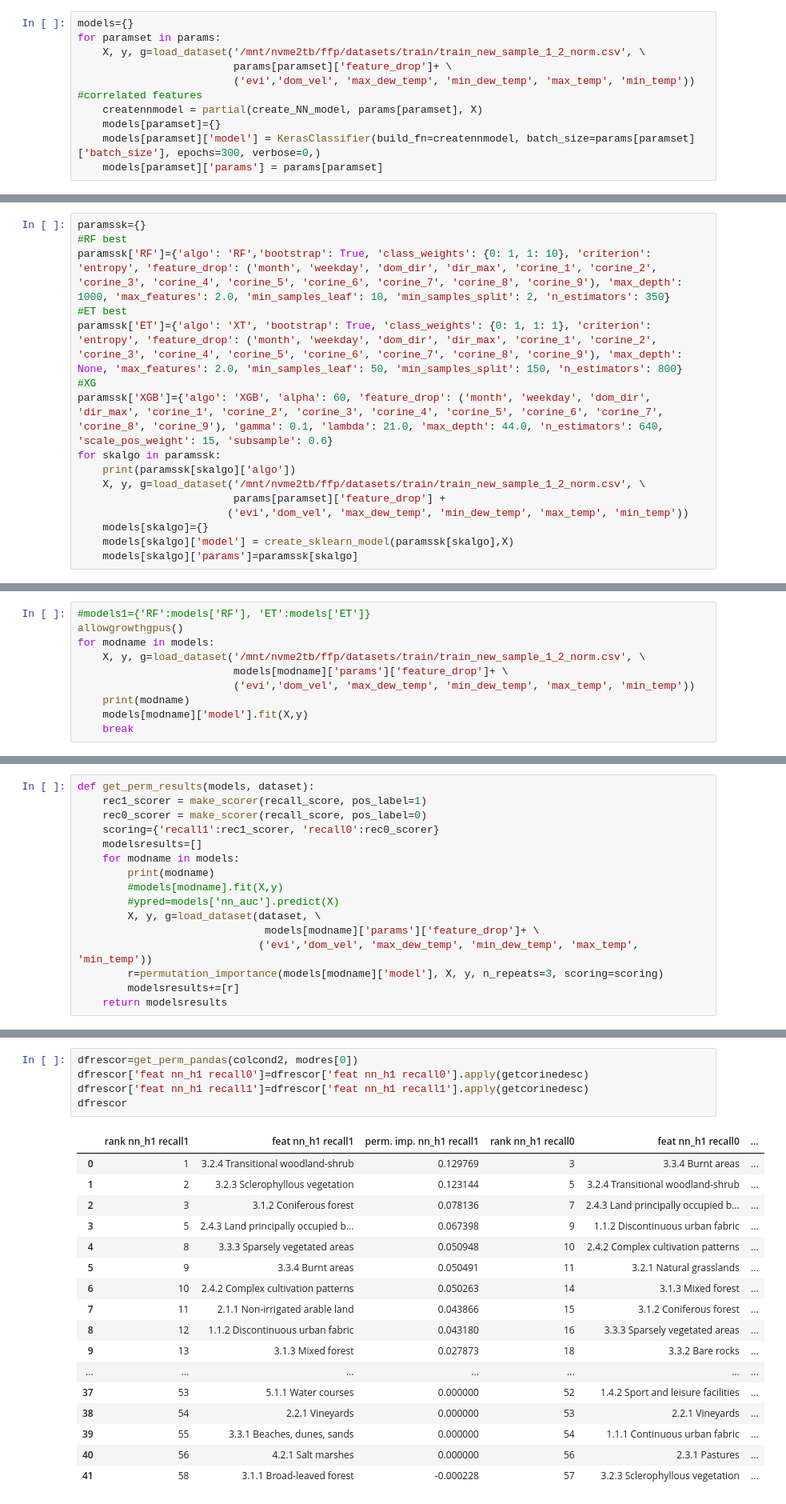
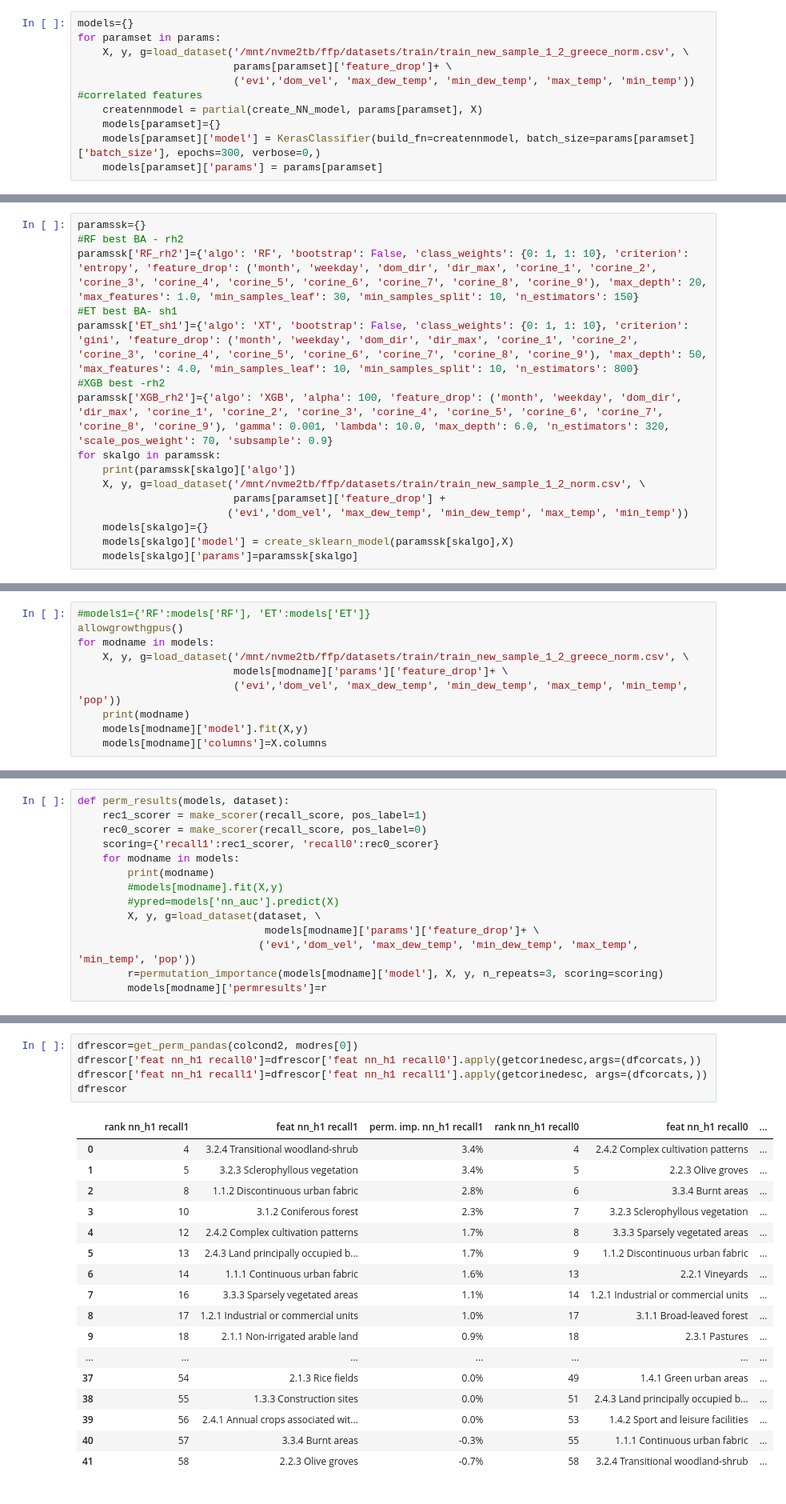
Before and after one commit to PREFERRED2022/mlfires-classic, a Jupyter notebook: ML_fires_al/perm_importance_new.ipynb, the cells around one changed output, grey strips where cells are left out. Shown: that part at 80% size. Saved outputs shown, nothing was run; the diff lists cells and outputs as text.

```diff
--- a/ML_fires_al/perm_importance_new.ipynb
+++ b/ML_fires_al/perm_importance_new.ipynb
@@ -36,7 +39,7 @@ params['nn_nh5'] = {'ES_mindelta': 0.002, 'ES_monitor': 'val_loss', 'ES_patience
 # %%
 models={}
 for paramset in params:
-    X, y, g=load_dataset('/mnt/nvme2tb/ffp/datasets/train/train_new_sample_1_2_norm.csv', \
+    X, y, g=load_dataset('/mnt/nvme2tb/ffp/datasets/train/train_new_sample_1_2_greece_norm.csv', \
                          params[paramset]['feature_drop']+ \
                          ('evi','dom_vel', 'max_dew_temp', 'min_dew_temp', 'max_temp', 'min_temp')) #correlated features
     creatennmodel = partial(create_NN_model, params[paramset], X)
@@ -75,11 +57,11 @@ Dropped columns ['bin_dir_max_1', 'bin_corine_2', 'bin_corine_14', 'bin_weekday_
 # %%
 paramssk={}
-#RF best
-paramssk['RF']={'algo': 'RF','bootstrap': True, 'class_weights': {0: 1, 1: 10}, 'criterion': 'entropy', 'feature_drop': ('month', 'weekday', 'dom_dir', 'dir_max', 'corine_1', 'corine_2', 'corine_3', 'corine_4', 'corine_5', 'corine_6', 'corine_7', 'corine_8', 'corine_9'), 'max_depth': 1000, 'max_features': 2.0, 'min_samples_leaf': 10, 'min_samples_split': 2, 'n_estimators': 350}
-#ET best
-paramssk['ET']={'algo': 'XT', 'bootstrap': True, 'class_weights': {0: 1, 1: 1}, 'criterion': 'entropy', 'feature_drop': ('month', 'weekday', 'dom_dir', 'dir_max', 'corine_1', 'corine_2', 'corine_3', 'corine_4', 'corine_5', 'corine_6', 'corine_7', 'corine_8', 'corine_9'), 'max_depth': None, 'max_features': 2.0, 'min_samples_leaf': 50, 'min_samples_split': 150, 'n_estimators': 800}
-#XG
-paramssk['XGB']={'algo': 'XGB', 'alpha': 60, 'feature_drop': ('month', 'weekday', 'dom_dir', 'dir_max', 'corine_1', 'corine_2', 'corine_3', 'corine_4', 'corine_5', 'corine_6', 'corine_7', 'corine_8', 'corine_9'), 'gamma': 0.1, 'lambda': 21.0, 'max_depth': 44.0, 'n_estimators': 640, 'scale_pos_weight': 15, 'subsample': 0.6}
+#RF best BA - rh2
+paramssk['RF_rh2']={'algo': 'RF', 'bootstrap': False, 'class_weights': {0: 1, 1: 10}, 'criterion': 'entropy', 'feature_drop': ('month', 'weekday', 'dom_dir', 'dir_max', 'corine_1', 'corine_2', 'corine_3', 'corine_4', 'corine_5', 'corine_6', 'corine_7', 'corine_8', 'corine_9'), 'max_depth': 20, 'max_features': 1.0, 'min_samples_leaf': 30, 'min_samples_split': 10, 'n_estimators': 150}
+#ET best BA- sh1
+paramssk['ET_sh1']={'algo': 'XT', 'bootstrap': False, 'class_weights': {0: 1, 1: 10}, 'criterion': 'gini', 'feature_drop': ('month', 'weekday', 'dom_dir', 'dir_max', 'corine_1', 'corine_2', 'corine_3', 'corine_4', 'corine_5', 'corine_6', 'corine_7', 'corine_8', 'corine_9'), 'max_depth': 50, 'max_features': 4.0, 'min_samples_leaf': 10, 'min_samples_split': 10, 'n_estimators': 800}
+#XGB best -rh2
+paramssk['XGB_rh2']={'algo': 'XGB', 'alpha': 100, 'feature_drop': ('month', 'weekday', 'dom_dir', 'dir_max', 'corine_1', 'corine_2', 'corine_3', 'corine_4', 'corine_5', 'corine_6', 'corine_7', 'corine_8', 'corine_9'), 'gamma': 0.001, 'lambda': 10.0, 'max_depth': 6.0, 'n_estimators': 320, 'scale_pos_weight': 70, 'subsample': 0.9}
 for skalgo in paramssk:
     print(paramssk[skalgo]['algo'])
     X, y, g=load_dataset('/mnt/nvme2tb/ffp/datasets/train/train_new_sample_1_2_norm.csv', \
@@ -130,10 +92,10 @@ models
 #models1={'RF':models['RF'], 'ET':models['ET']}
 allowgrowthgpus()
 for modname in models:
-    X, y, g=load_dataset('/mnt/nvme2tb/ffp/datasets/train/train_new_sample_1_2_norm.csv', \
+    X, y, g=load_dataset('/mnt/nvme2tb/ffp/datasets/train/train_new_sample_1_2_greece_norm.csv', \
                          models[modname]['params']['feature_drop']+ \
-                         ('evi','dom_vel', 'max_dew_temp', 'min_dew_temp', 'max_temp', 'min_temp'))
+                         ('evi','dom_vel', 'max_dew_temp', 'min_dew_temp', 'max_temp', 'min_temp', 'pop'))
     print(modname)
     models[modname]['model'].fit(X,y)
-    break
+    models[modname]['columns']=X.columns
 # %% [output]
@@ -162,16 +135,14 @@ nn_h1
 # %%
-def get_perm_results(models, dataset):
+def perm_results(models, dataset):
     rec1_scorer = make_scorer(recall_score, pos_label=1)
     rec0_scorer = make_scorer(recall_score, pos_label=0)
     scoring={'recall1':rec1_scorer, 'recall0':rec0_scorer}
-    modelsresults=[]
     for modname in models:
         print(modname)
         #models[modname].fit(X,y)
         #ypred=models['nn_auc'].predict(X)
         X, y, g=load_dataset(dataset, \
                               models[modname]['params']['feature_drop']+ \
-                             ('evi','dom_vel', 'max_dew_temp', 'min_dew_temp', 'max_temp', 'min_temp'))
+                             ('evi','dom_vel', 'max_dew_temp', 'min_dew_temp', 'max_temp', 'min_temp', 'pop'))
         r=permutation_importance(models[modname]['model'], X, y, n_repeats=3, scoring=scoring)
-        modelsresults+=[r]
-    return modelsresults
+        models[modname]['permresults']=r
@@ -360,23 +410,23 @@ dfresgen
 # %%
 dfrescor=get_perm_pandas(colcond2, modres[0])
-dfrescor['feat nn_h1 recall0']=dfrescor['feat nn_h1 recall0'].apply(getcorinedesc)
-dfrescor['feat nn_h1 recall1']=dfrescor['feat nn_h1 recall1'].apply(getcorinedesc)
+dfrescor['feat nn_h1 recall0']=dfrescor['feat nn_h1 recall0'].apply(getcorinedesc,args=(dfcorcats,))
+dfrescor['feat nn_h1 recall1']=dfrescor['feat nn_h1 recall1'].apply(getcorinedesc, args=(dfcorcats,))
 dfrescor
 # %% [output]
 |  | rank nn_h1 recall1 | feat nn_h1 recall1 | perm. imp. nn_h1 recall1 | rank nn_h1 recall0 | feat nn_h1 recall0 | ... |
-| 0 | 1 | 3.2.4 Transitional woodland-shrub | 0.129769 | 3 | 3.3.4 Burnt areas | ... |
-| 1 | 2 | 3.2.3 Sclerophyllous vegetation | 0.123144 | 5 | 3.2.4 Transitional woodland-shrub | ... |
-| 2 | 3 | 3.1.2 Coniferous forest | 0.078136 | 7 | 2.4.3 Land principally occupied b... | ... |
-| 3 | 5 | 2.4.3 Land principally occupied b... | 0.067398 | 9 | 1.1.2 Discontinuous urban fabric | ... |
-| 4 | 8 | 3.3.3 Sparsely vegetated areas | 0.050948 | 10 | 2.4.2 Complex cultivation patterns | ... |
-| 5 | 9 | 3.3.4 Burnt areas | 0.050491 | 11 | 3.2.1 Natural grasslands | ... |
-| 6 | 10 | 2.4.2 Complex cultivation patterns | 0.050263 | 14 | 3.1.3 Mixed forest | ... |
-| 7 | 11 | 2.1.1 Non-irrigated arable land | 0.043866 | 15 | 3.1.2 Coniferous forest | ... |
-| 8 | 12 | 1.1.2 Discontinuous urban fabric | 0.043180 | 16 | 3.3.3 Sparsely vegetated areas | ... |
-| 9 | 13 | 3.1.3 Mixed forest | 0.027873 | 18 | 3.3.2 Bare rocks | ... |
+| 0 | 4 | 3.2.4 Transitional woodland-shrub | 3.4% | 4 | 2.4.2 Complex cultivation patterns | ... |
+| 1 | 5 | 3.2.3 Sclerophyllous vegetation | 3.4% | 5 | 2.2.3 Olive groves | ... |
+| 2 | 8 | 1.1.2 Discontinuous urban fabric | 2.8% | 6 | 3.3.4 Burnt areas | ... |
+| 3 | 10 | 3.1.2 Coniferous forest | 2.3% | 7 | 3.2.3 Sclerophyllous vegetation | ... |
+| 4 | 12 | 2.4.2 Complex cultivation patterns | 1.7% | 8 | 3.3.3 Sparsely vegetated areas | ... |
+| 5 | 13 | 2.4.3 Land principally occupied b... | 1.7% | 9 | 1.1.2 Discontinuous urban fabric | ... |
+| 6 | 14 | 1.1.1 Continuous urban fabric | 1.6% | 13 | 2.2.1 Vineyards | ... |
+| 7 | 16 | 3.3.3 Sparsely vegetated areas | 1.1% | 14 | 1.2.1 Industrial or commercial units | ... |
+| 8 | 17 | 1.2.1 Industrial or commercial units | 1.0% | 17 | 3.1.1 Broad-leaved forest | ... |
+| 9 | 18 | 2.1.1 Non-irrigated arable land | 0.9% | 18 | 2.3.1 Pastures | ... |
 | ... | ... | ... | ... | ... | ... | ... |
-| 37 | 53 | 5.1.1 Water courses | 0.000000 | 52 | 1.4.2 Sport and leisure facilities | ... |
-| 38 | 54 | 2.2.1 Vineyards | 0.000000 | 53 | 2.2.1 Vineyards | ... |
-| 39 | 55 | 3.3.1 Beaches, dunes, sands | 0.000000 | 54 | 1.1.1 Continuous urban fabric | ... |
-| 40 | 56 | 4.2.1 Salt marshes | 0.000000 | 56 | 2.3.1 Pastures | ... |
-| 41 | 58 | 3.1.1 Broad-leaved forest | -0.000228 | 57 | 3.2.3 Sclerophyllous vegetation | ... |
+| 37 | 54 | 2.1.3 Rice fields | 0.0% | 49 | 1.4.1 Green urban areas | ... |
+| 38 | 55 | 1.3.3 Construction sites | 0.0% | 51 | 2.4.3 Land principally occupied b... | ... |
+| 39 | 56 | 2.4.1 Annual crops associated wit... | 0.0% | 53 | 1.4.2 Sport and leisure facilities | ... |
+| 40 | 57 | 3.3.4 Burnt areas | -0.3% | 55 | 1.1.1 Continuous urban fabric | ... |
+| 41 | 58 | 2.2.3 Olive groves | -0.7% | 58 | 3.2.4 Transitional woodland-shrub | ... |
```
Also changed, not shown: parts of 21 cells of this notebook, 39 other files.
